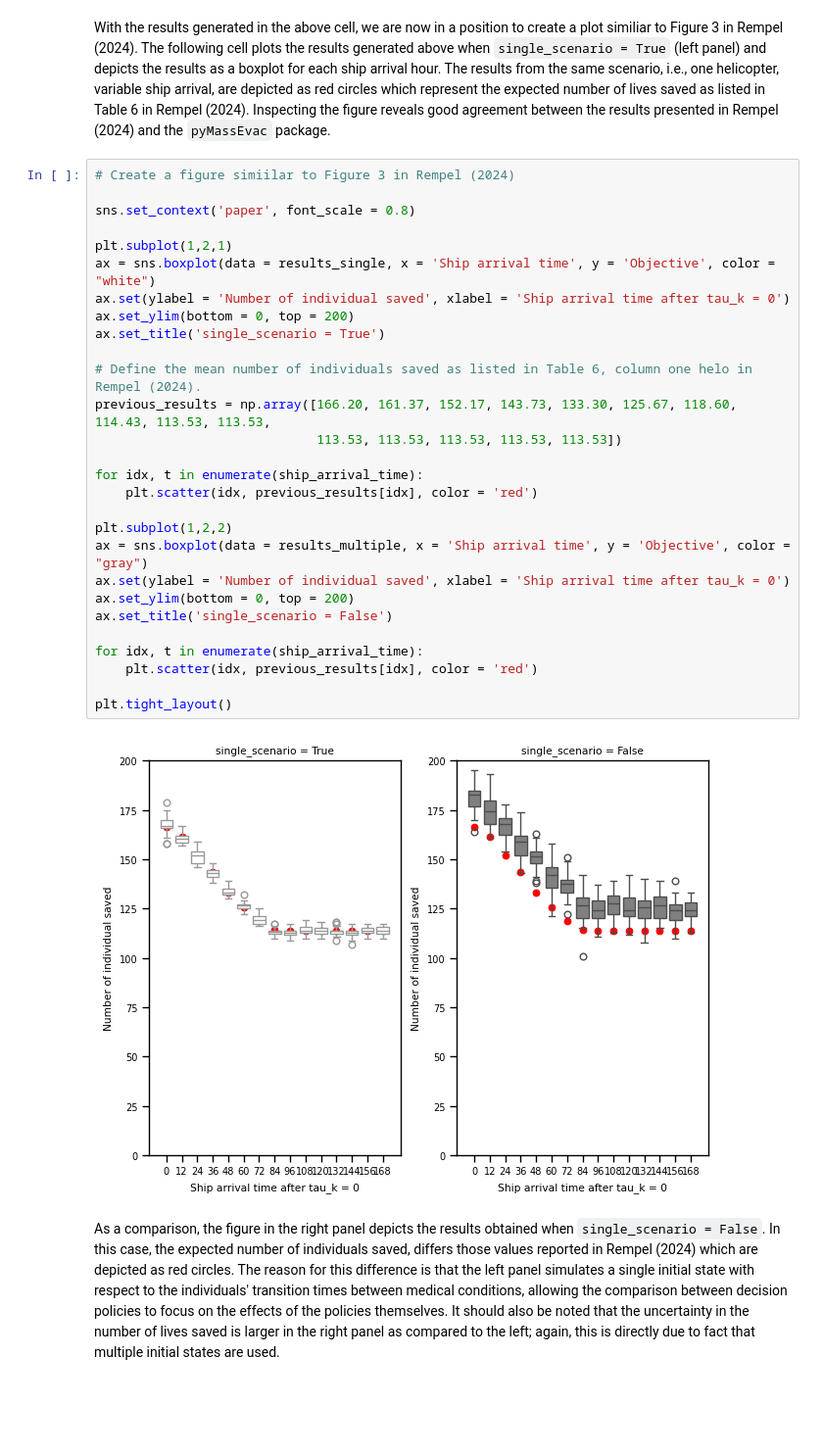
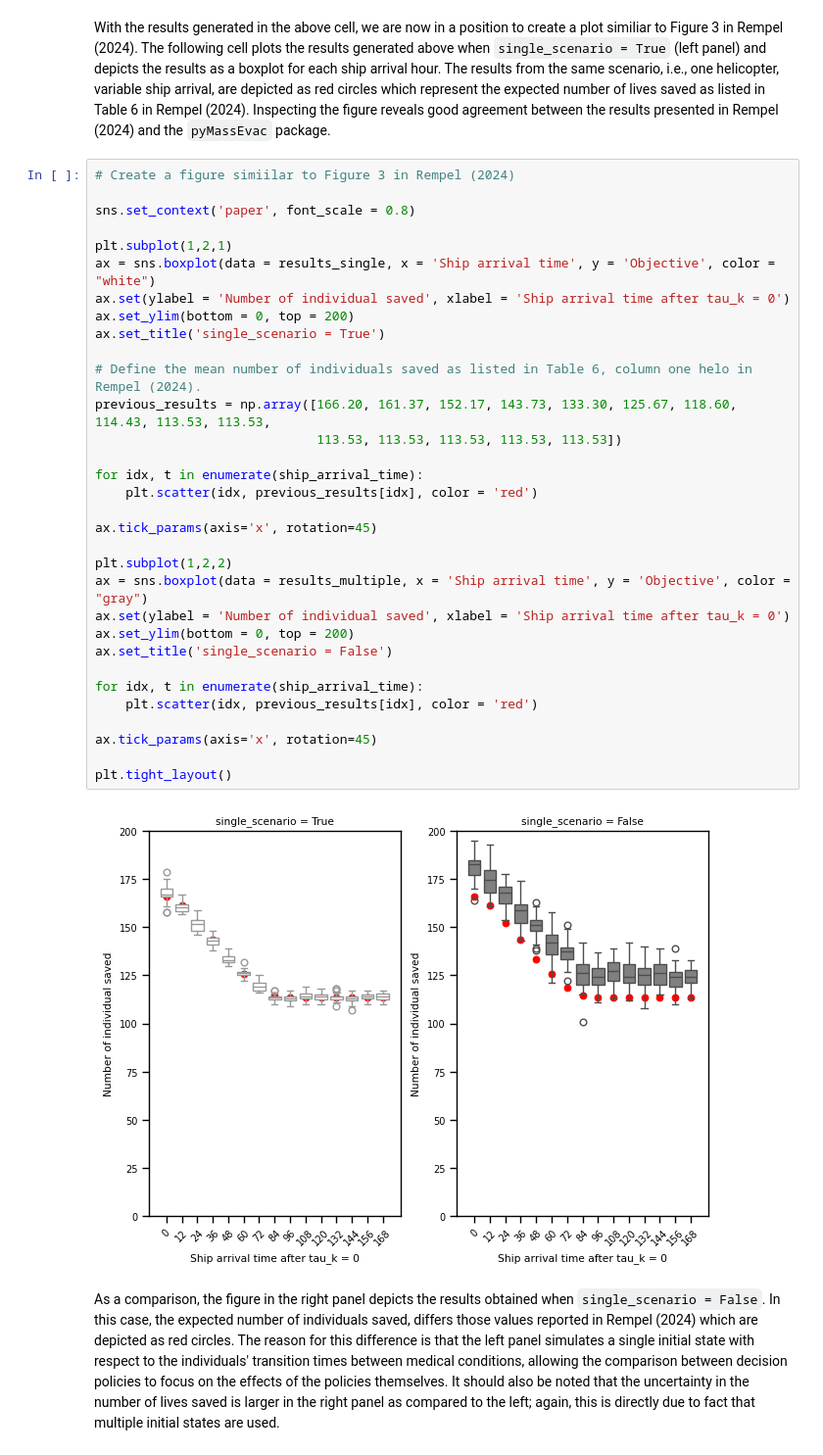
Before and after one commit to DRDC-RDDC/pyMassEvac, a Jupyter notebook: tutorial/tutorial.ipynb, the cells around one changed output. Shown at 98% size. Drawn from its saved outputs; the diff is of its cells as text; blank space fills up the shorter version.

```diff
--- a/tutorial/tutorial.ipynb
+++ b/tutorial/tutorial.ipynb
@@ -178,33 +178,37 @@ With the results generated in the above cell, we are now in a position to create
 # %%
 # Create a figure simiilar to Figure 3 in Rempel (2024)
 
 sns.set_context('paper', font_scale = 0.8)
 
 plt.subplot(1,2,1)
 ax = sns.boxplot(data = results_single, x = 'Ship arrival time', y = 'Objective', color = "white")
 ax.set(ylabel = 'Number of individual saved', xlabel = 'Ship arrival time after tau_k = 0')
 ax.set_ylim(bottom = 0, top = 200)
 ax.set_title('single_scenario = True')
 
 # Define the mean number of individuals saved as listed in Table 6, column one helo in Rempel (2024).
 previous_results = np.array([166.20, 161.37, 152.17, 143.73, 133.30, 125.67, 118.60, 114.43, 113.53, 113.53,
                              113.53, 113.53, 113.53, 113.53, 113.53])
 
 for idx, t in enumerate(ship_arrival_time):
     plt.scatter(idx, previous_results[idx], color = 'red')
 
+ax.tick_params(axis='x', rotation=45)
+
 plt.subplot(1,2,2)
 ax = sns.boxplot(data = results_multiple, x = 'Ship arrival time', y = 'Objective', color = "gray")
 ax.set(ylabel = 'Number of individual saved', xlabel = 'Ship arrival time after tau_k = 0')
 ax.set_ylim(bottom = 0, top = 200)
 ax.set_title('single_scenario = False')
 
 for idx, t in enumerate(ship_arrival_time):
     plt.scatter(idx, previous_results[idx], color = 'red')
 
+ax.tick_params(axis='x', rotation=45)
+
 plt.tight_layout()
 # %% [output]
-[figure, old version]
+[figure, new version]
 # %% [markdown]
 As a comparison, the figure in the right panel depicts the results obtained when `single_scenario = False`. In this case, the expected number of individuals saved, differs those values reported in Rempel (2024) which are depicted as red circles. The reason for this difference is that the left panel simulates a single initial state with respect to the individuals' transition times between medical conditions, allowing the comparison between decision policies to focus on the effects of the policies themselves. It should also be noted that the uncertainty in the number of lives saved is larger in the right panel as compared to the left; again, this is directly due to fact that multiple initial states are used.
 # %% [markdown]
```
Also changed, not shown: 2 other files.
